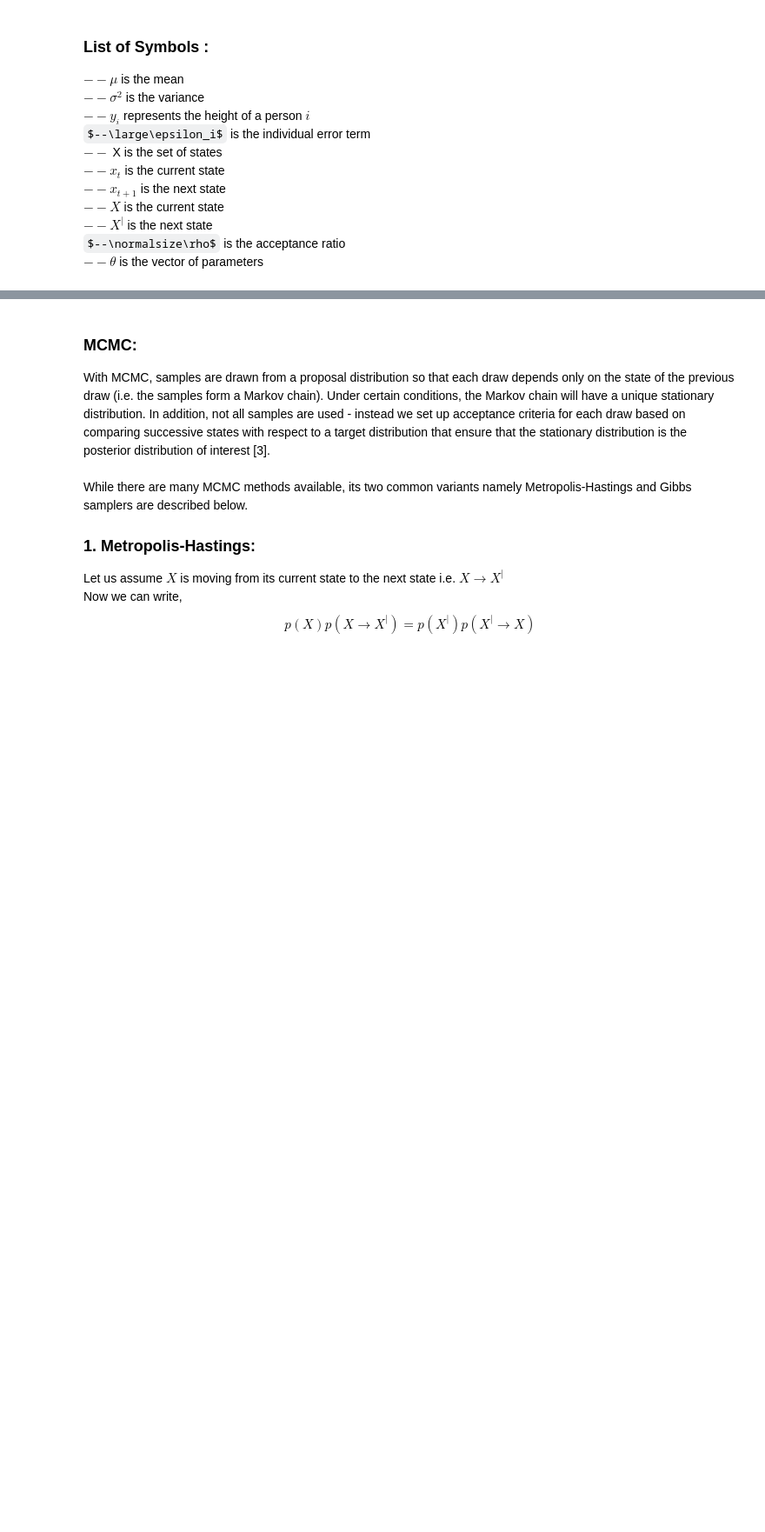
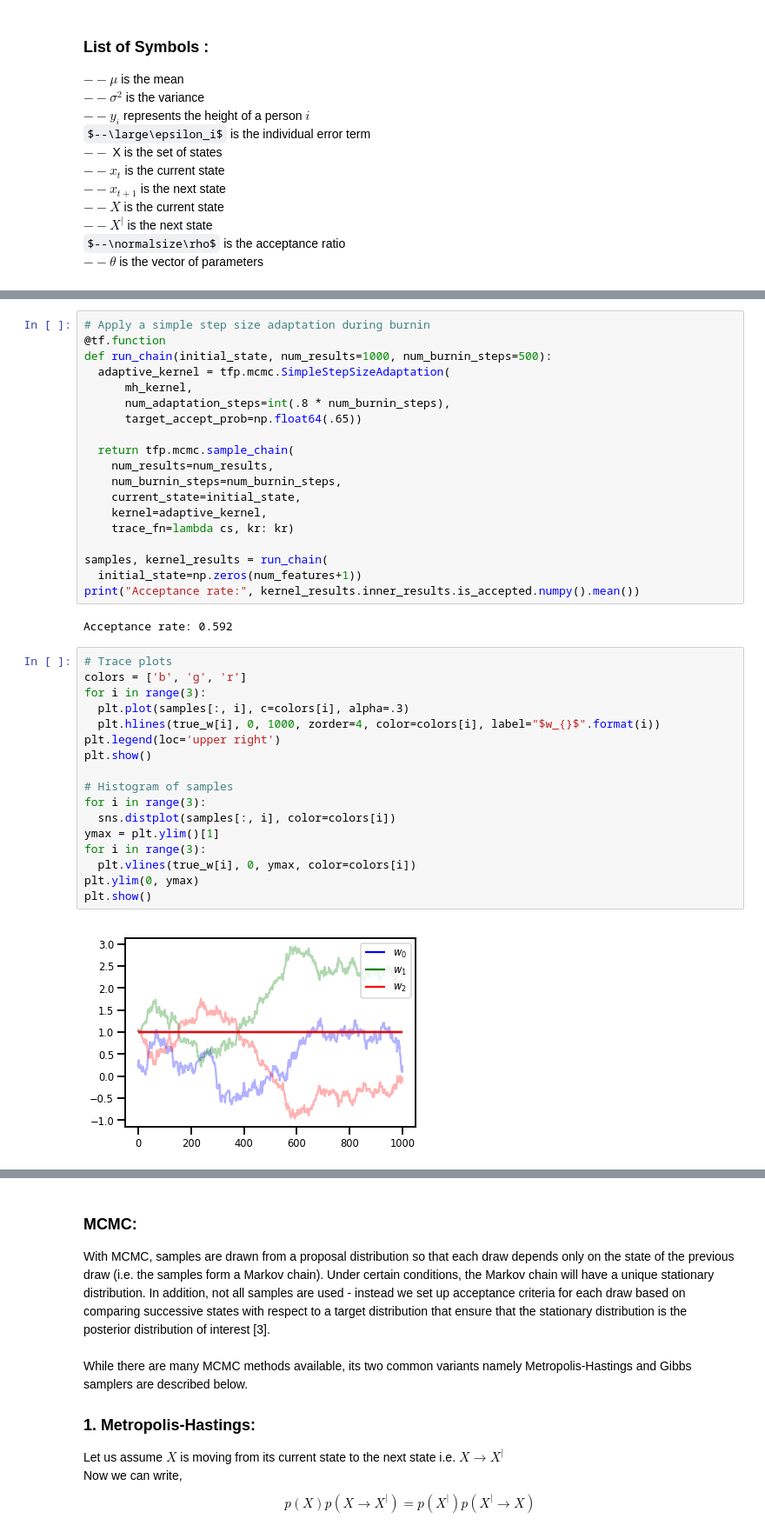
Before and after one commit to ShawnSerendipity/Probability-and-Machine-Learning-in-Tensorflow, a Jupyter notebook: 4.1 MCMC.ipynb, the cells around one changed output, grey strips where cells are left out. Shown at 87% size. Drawn from its saved outputs; the diff is of its cells as text; some formulas as TeX source; blank space fills up the shorter version.

```diff
--- a/4.1 MCMC.ipynb
+++ b/4.1 MCMC.ipynb
@@ -376,0 +203,40 @@ plt.show()
+# %%
+# Apply a simple step size adaptation during burnin
+@tf.function
+def run_chain(initial_state, num_results=1000, num_burnin_steps=500):
+  adaptive_kernel = tfp.mcmc.SimpleStepSizeAdaptation(
+      mh_kernel,
+      num_adaptation_steps=int(.8 * num_burnin_steps),
+      target_accept_prob=np.float64(.65))
+
+  return tfp.mcmc.sample_chain(
+    num_results=num_results,
+    num_burnin_steps=num_burnin_steps,
+    current_state=initial_state,
+    kernel=adaptive_kernel,
+    trace_fn=lambda cs, kr: kr)
+
+samples, kernel_results = run_chain(
+  initial_state=np.zeros(num_features+1))
+print("Acceptance rate:", kernel_results.inner_results.is_accepted.numpy().mean())
+# %% [output]
+Acceptance rate: 0.592
+# %%
+# Trace plots
+colors = ['b', 'g', 'r']
+for i in range(3):
+  plt.plot(samples[:, i], c=colors[i], alpha=.3)
+  plt.hlines(true_w[i], 0, 1000, zorder=4, color=colors[i], label="$w_{}$".format(i))
+plt.legend(loc='upper right')
+plt.show()
+
+# Histogram of samples
+for i in range(3):
+  sns.distplot(samples[:, i], color=colors[i])
+ymax = plt.ylim()[1]
+for i in range(3):
+  plt.vlines(true_w[i], 0, ymax, color=colors[i])
+plt.ylim(0, ymax)
+plt.show()
+# %% [output]
+[figure, added]
```
Also changed, not shown: parts of 16 cells of this notebook.
